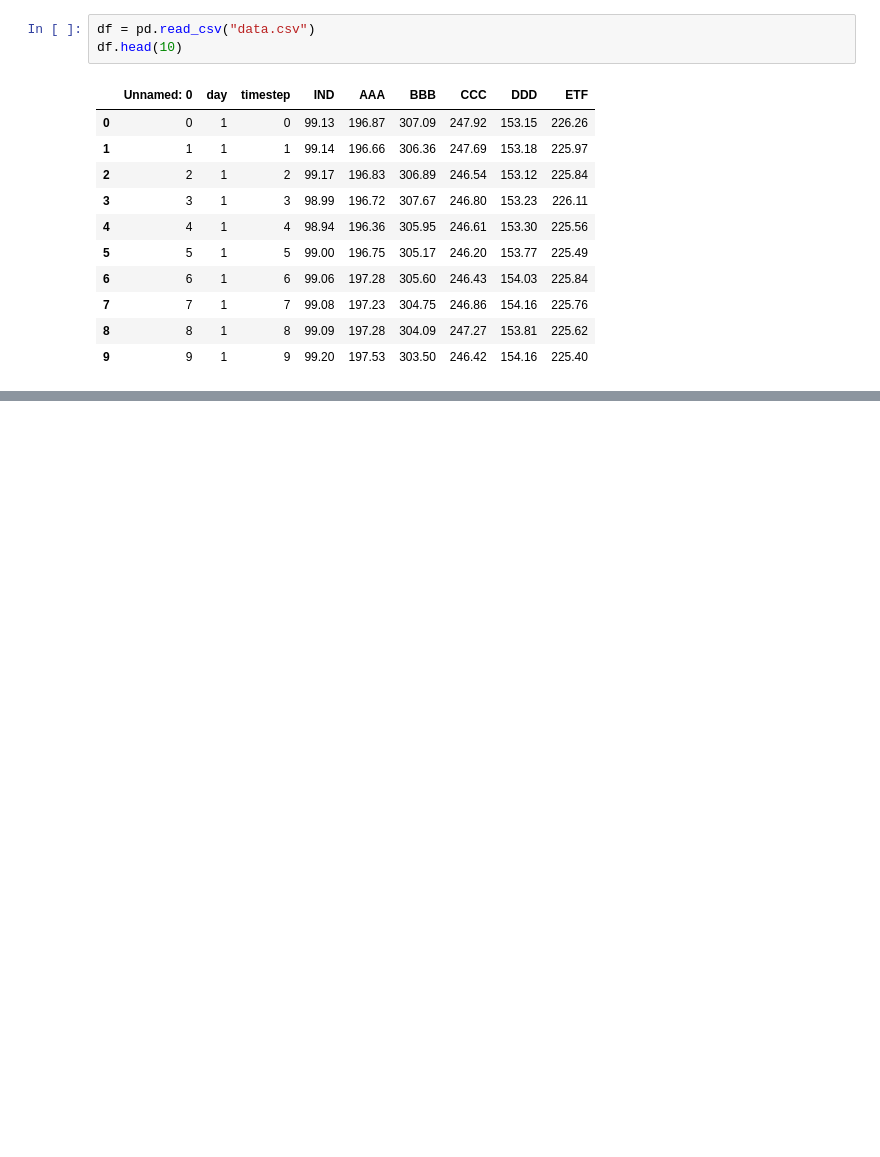
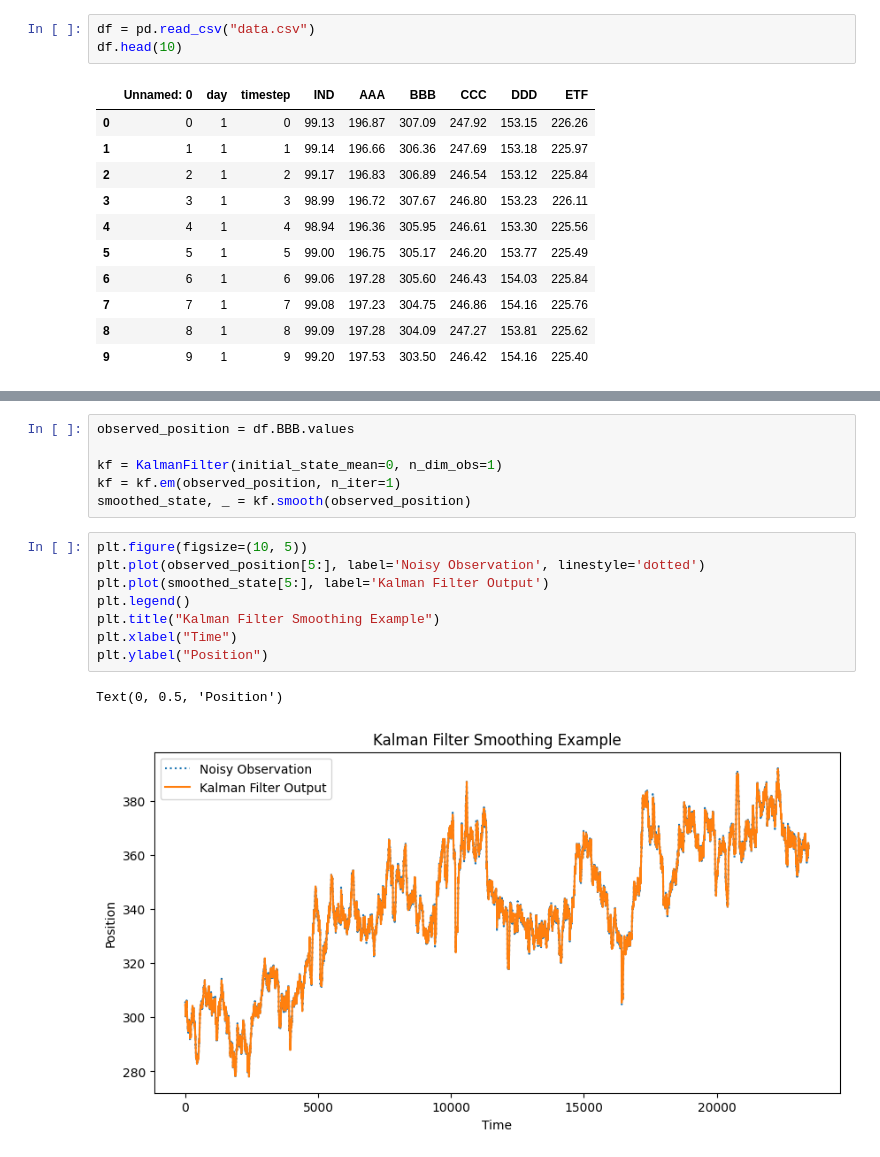
Before and after one commit to RubenAnneBonny/CitadelQuantInvitational, a Jupyter notebook: Data Analys/Ruben_testing.ipynb, the cells around one changed output, grey strips where cells are left out. Saved outputs shown, nothing was run; the diff lists cells and outputs as text; blank space fills up the shorter version.

```diff
--- a/Data Analys/Ruben_testing.ipynb
+++ b/Data Analys/Ruben_testing.ipynb
@@ -39,0 +42,17 @@ RangeIndex(start=0, stop=23460, step=1)
+# %%
+observed_position = df.BBB.values
+
+kf = KalmanFilter(initial_state_mean=0, n_dim_obs=1)
+kf = kf.em(observed_position, n_iter=1)
+smoothed_state, _ = kf.smooth(observed_position)
+# %%
+plt.figure(figsize=(10, 5))
+plt.plot(observed_position[5:], label='Noisy Observation', linestyle='dotted')
+plt.plot(smoothed_state[5:], label='Kalman Filter Output')
+plt.legend()
+plt.title("Kalman Filter Smoothing Example")
+plt.xlabel("Time")
+plt.ylabel("Position")
+# %% [output]
+Text(0, 0.5, 'Position')
+[figure, added]
```
Also changed, not shown: parts of 4 cells of this notebook, 3 other files.
